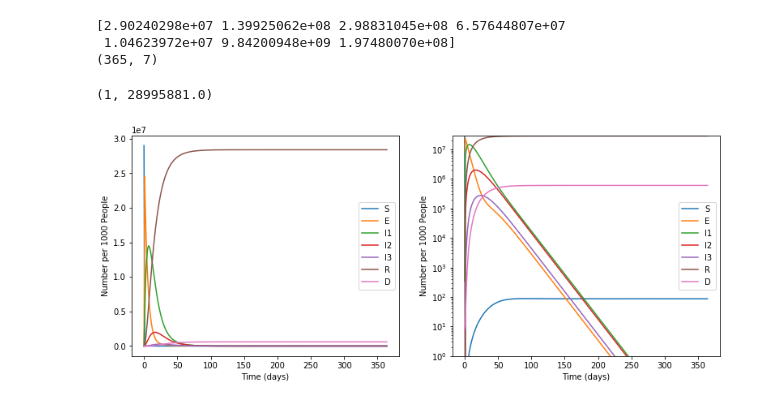
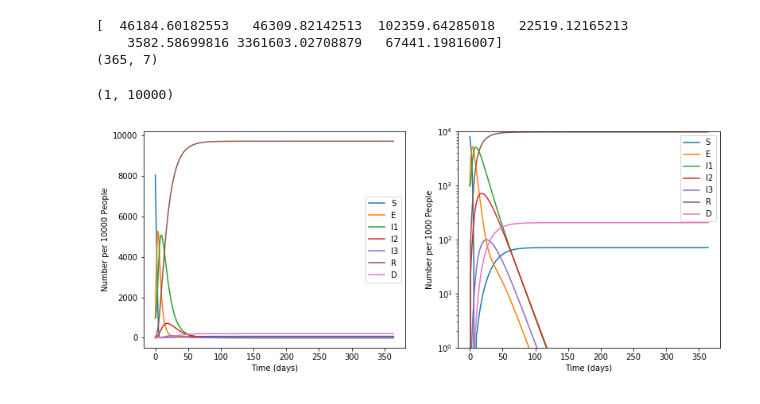
Before and after one commit to act-now-coalition/covid-data-model, a Jupyter notebook: seird_notebook_runtime.ipynb, the cells around one changed output. Drawn from its saved outputs; the diff is of its cells as text; code cells hidden in the pictures.

```diff
--- a/seird_notebook_runtime.ipynb
+++ b/seird_notebook_runtime.ipynb
@@ -147,37 +175,41 @@ if use_harvard_init:
     tmax=365
     N = 1000
     tvec=np.arange(0,tmax,0.1)
 else:
     # tmax = 80 * 4
     tmax = 365
-    N = 28995881.00
+    N = 10000# 28995881.00
     tvec=np.arange(0,tmax,1)
 
-soln_plt = np.hstack((N-np.sum(soln,axis=1,keepdims=True),soln))
+#print(np.array(N-np.sum(soln,axis=1,keepdims=True)))
+s = [N-np.sum(soln,axis=1,keepdims=True)]
+s = np.max(s,0)
+soln_plt = np.hstack([s,soln])
+#soln_plt = np.hstack(soln)
 
 print(sum(soln_plt))
 print(soln_plt.shape)
 
 plt.figure(figsize=(13,5))
 plt.subplot(1,2,1)
 plt.plot(tvec,soln_plt)
 plt.xlabel("Time (days)")
-plt.ylabel("Number per 1000 People")
+plt.ylabel(f"Number per {str(N)} People")
 plt.legend(("S","E","I1","I2","I3","R","D"))
 #plt.ylim([0,N])
 
 #Same plot but on log scale
 plt.subplot(1,2,2)
 plt.plot(tvec,soln_plt)
 plt.semilogy()
 plt.xlabel("Time (days)")
 plt.ylabel("Number per 1000 People")
 plt.legend(("S","E","I1","I2","I3","R","D"))
 plt.ylim([1,N])
 #plt.tight_layout()
 # %% [output]
-[2.90240298e+07 1.39925062e+08 2.98831045e+08 6.57644807e+07
- 1.04623972e+07 9.84200948e+09 1.97480070e+08]
+[  46184.60182553   46309.82142513  102359.64285018   22519.12165213
+    3582.58699816 3361603.02708879   67441.19816007]
 (365, 7)
-(1, 28995881.0)
+(1, 10000)
-[figure, old version]
+[figure, new version]
```
Also changed, not shown: parts of 5 cells of this notebook, 1 other file.
